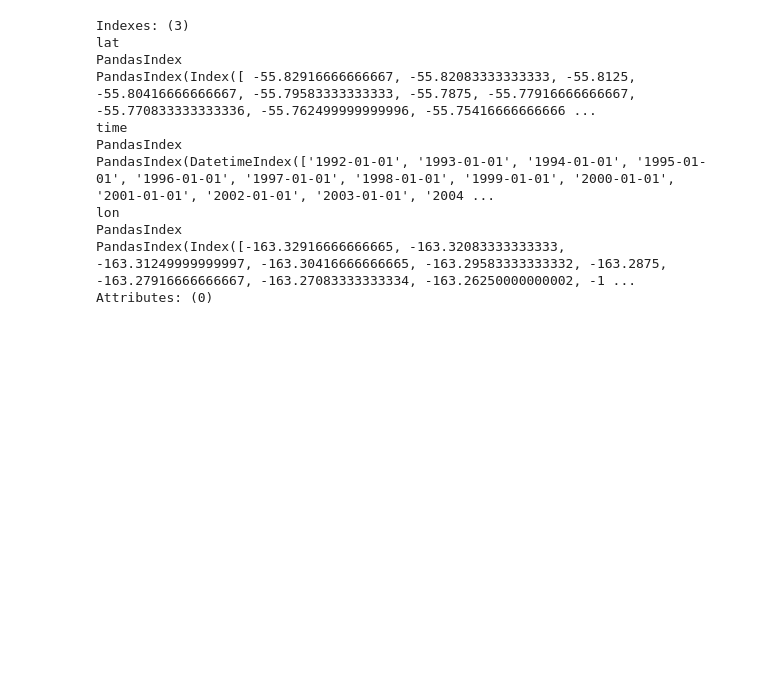
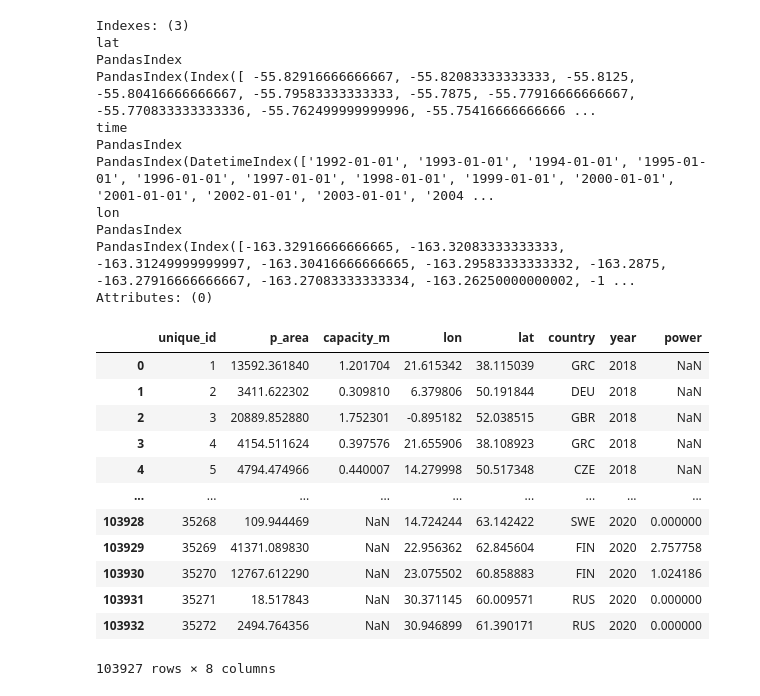
Before and after one commit to px39n/Landuse_Zhong, a Jupyter notebook: Train.ipynb, the cells around one changed output. Drawn from its saved outputs; the diff is of its cells as text; code cells hidden in the pictures; blank space fills up the shorter version.

```diff
--- a/Train.ipynb
+++ b/Train.ipynb
@@ -128,18 +128,35 @@ Attributes: (0)
 # %%
 import pandas as pd
 # 加载光伏站点
 def load_pv_sites(csv2018: str, csv2020: str):
     """
     Load PV site CSVs and combine into a single DataFrame without duplicates.
     """
     df18 = pd.read_csv(csv2018)
     df18["year"] = 2018
     df20 = pd.read_csv(csv2020)
     df20["year"] = 2020
     df = pd.concat([df18, df20], ignore_index=True)
     df = df.drop_duplicates(subset=["lat", "lon", "year"])
     return df
 
-pv_2018=r'D:\xarray\aligned2\pv\PV_2018.csv'
-pv_2020=r'D:\xarray\aligned2\pv\PV_2020.csv'
-pv_df = load_pv_sites(pv_2018, pv_2020)
+pv_2018=r'D:\xarray\aligned2\pv\PV_2018_for_aligning.csv'
+pv_2020=r'D:\xarray\aligned2\pv\PV_2020_for_aligning.csv'
+
+df=load_pv_sites(pv_2018,pv_2020)
+
+df
+# %% [output]
+|  | unique_id | p_area | capacity_m | lon | lat | country | year | power |
+| 0 | 1 | 13592.361840 | 1.201704 | 21.615342 | 38.115039 | GRC | 2018 | NaN |
+| 1 | 2 | 3411.622302 | 0.309810 | 6.379806 | 50.191844 | DEU | 2018 | NaN |
+| 2 | 3 | 20889.852880 | 1.752301 | -0.895182 | 52.038515 | GBR | 2018 | NaN |
+| 3 | 4 | 4154.511624 | 0.397576 | 21.655906 | 38.108923 | GRC | 2018 | NaN |
+| 4 | 5 | 4794.474966 | 0.440007 | 14.279998 | 50.517348 | CZE | 2018 | NaN |
+| ... | ... | ... | ... | ... | ... | ... | ... | ... |
+| 103928 | 35268 | 109.944469 | NaN | 14.724244 | 63.142422 | SWE | 2020 | 0.000000 |
+| 103929 | 35269 | 41371.089830 | NaN | 22.956362 | 62.845604 | FIN | 2020 | 2.757758 |
+| 103930 | 35270 | 12767.612290 | NaN | 23.075502 | 60.858883 | FIN | 2020 | 1.024186 |
+| 103931 | 35271 | 18.517843 | NaN | 30.371145 | 60.009571 | RUS | 2020 | 0.000000 |
+| 103932 | 35272 | 2494.764356 | NaN | 30.946899 | 61.390171 | RUS | 2020 | 0.000000 |
+103927 rows × 8 columns
```
Also changed, not shown: parts of 2 cells of this notebook, 3 other files.
